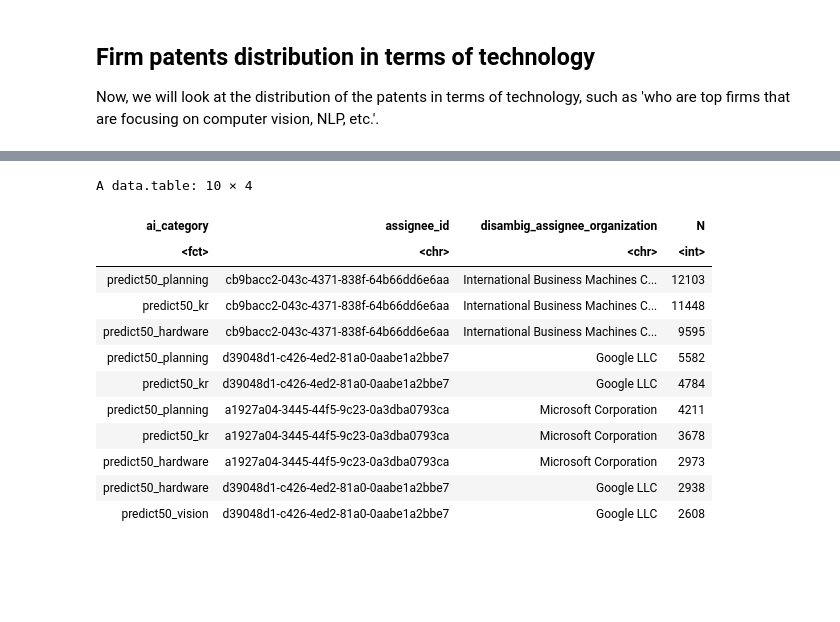
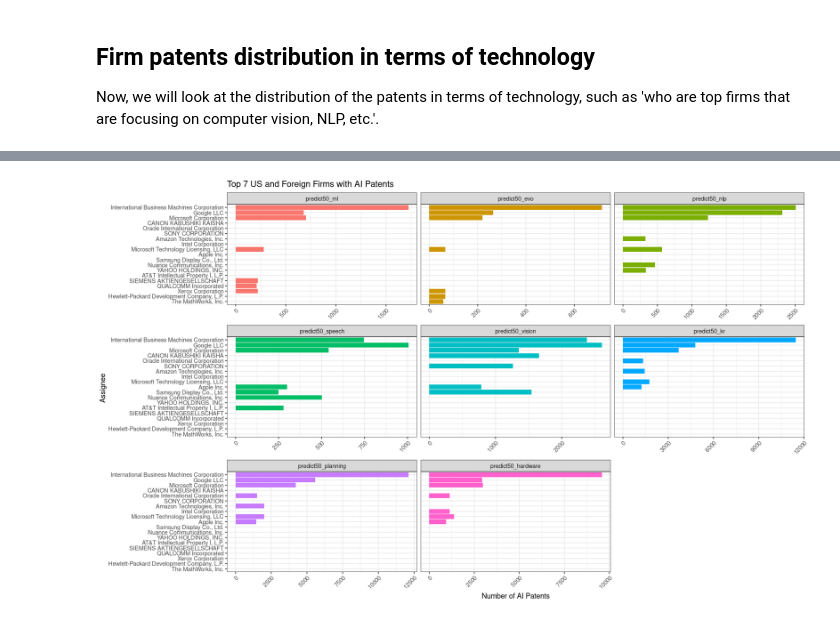
Before and after one commit to oceanumeric/ININ-tutorial, a Jupyter notebook: labs/lab2_part_B.ipynb, the cells around one changed output, grey strips where cells are left out. Saved outputs shown, nothing was run; the diff lists cells and outputs as text; code cells hidden in the pictures; blank space fills up the shorter version.

```diff
--- a/labs/lab2_part_B.ipynb
+++ b/labs/lab2_part_B.ipynb
@@ -312,29 +312,32 @@ A data.table: 6 × 8
 | 8321146 | 0dcfbd03-41ee-4475-8474-6779b5948a78 | SONY CORPORATION | 3 | 12544751 | 2012 | predict50_ml | ... |
 | 8494785 | fa32876b-9caf-4441-b723-96a4804d7e30 | Phthisis Diagnostics Corporation | 2 | 12870481 | 2013 | predict50_ml | ... |
 # %%
+options(repr.plot.width = 15, repr.plot.height = 9)
 patents_with_assignee %>%
     # only focus on us and foreign firms
     .[assignee_type %in% c(2, 3)] %>%
     # choose all columns except column 2, 4, 5, 8, 10, 11
     .[, .SD, .SDcols = -c(2, 4, 5, 8, 10, 11)] %>%
     # wide to long for column names that include 'predict50'
     melt(measure = patterns('predict50'), variable.name = "ai_category",
                                           value.name = "ai_category_binary") %>%
     .[ai_category_binary == 1] %>%
     .[, .N, by = .(ai_category, assignee_id, disambig_assignee_organization)] %>%
-    .[order(-N)] %>%
-    head(10)
+    .[order(ai_category, -N)] %>%
+    # assign row idx by each ai_category
+    .[, row_idx := 1:.N, by = ai_category] %>%
+    # only keep the top 7 rows for each ai_category
+    .[row_idx <= 7] %>%
+    # plot the result with facet_wrap
+    ggplot(aes(x = reorder(disambig_assignee_organization, N), y = N, fill = ai_category)) +
+    geom_bar(stat = 'identity') +
+    coord_flip() +
+    facet_wrap(~ai_category, scales = 'free_x') +
+    theme_bw() +
+    # no need for legend
+    theme(legend.position = 'none') +
+    theme(axis.text.x = element_text(angle = 45, hjust = 1)) +
+    labs(title = 'Top 7 US and Foreign Firms with AI Patents',
+         x = 'Assignee', y = 'Number of AI Patents')
 # %% [output]
-A data.table: 10 × 4
-| ai_category | assignee_id | disambig_assignee_organization | N |
-| <fct> | <chr> | <chr> | <int> |
-| predict50_planning | cb9bacc2-043c-4371-838f-64b66dd6e6aa | International Business Machines C... | 12103 |
-| predict50_kr | cb9bacc2-043c-4371-838f-64b66dd6e6aa | International Business Machines C... | 11448 |
-| predict50_hardware | cb9bacc2-043c-4371-838f-64b66dd6e6aa | International Business Machines C... | 9595 |
-| predict50_planning | d39048d1-c426-4ed2-81a0-0aabe1a2bbe7 | Google LLC | 5582 |
-| predict50_kr | d39048d1-c426-4ed2-81a0-0aabe1a2bbe7 | Google LLC | 4784 |
-| predict50_planning | a1927a04-3445-44f5-9c23-0a3dba0793ca | Microsoft Corporation | 4211 |
-| predict50_kr | a1927a04-3445-44f5-9c23-0a3dba0793ca | Microsoft Corporation | 3678 |
-| predict50_hardware | a1927a04-3445-44f5-9c23-0a3dba0793ca | Microsoft Corporation | 2973 |
-| predict50_hardware | d39048d1-c426-4ed2-81a0-0aabe1a2bbe7 | Google LLC | 2938 |
-| predict50_vision | d39048d1-c426-4ed2-81a0-0aabe1a2bbe7 | Google LLC | 2608 |
+[figure, added]
```
